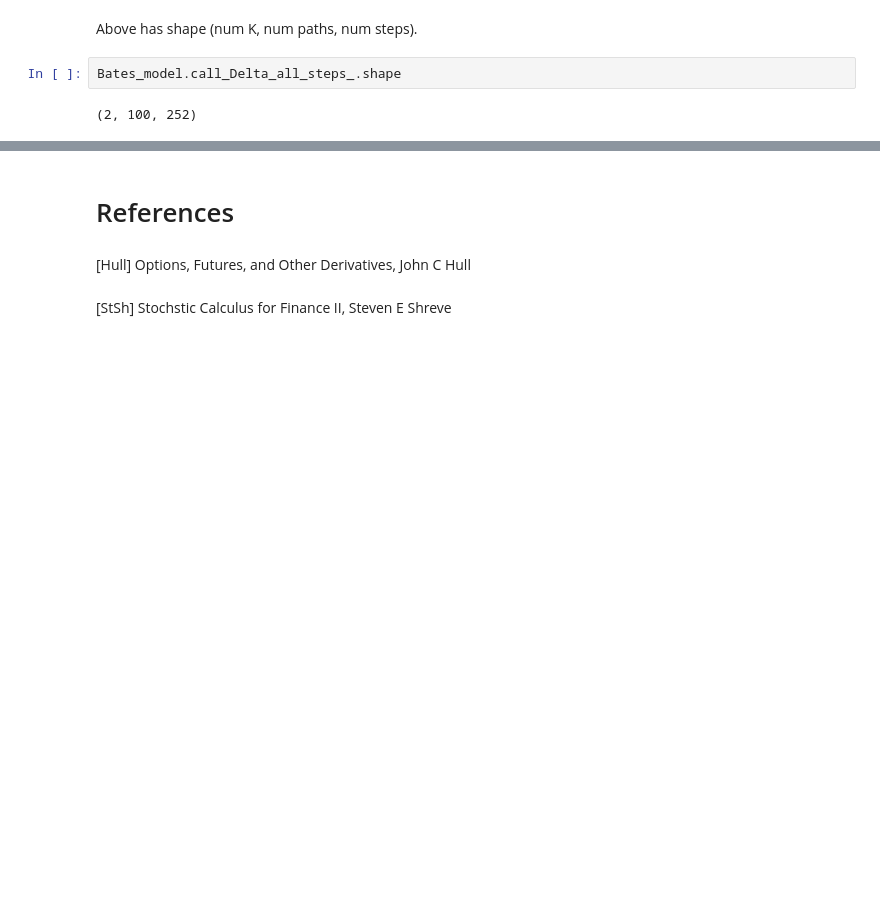
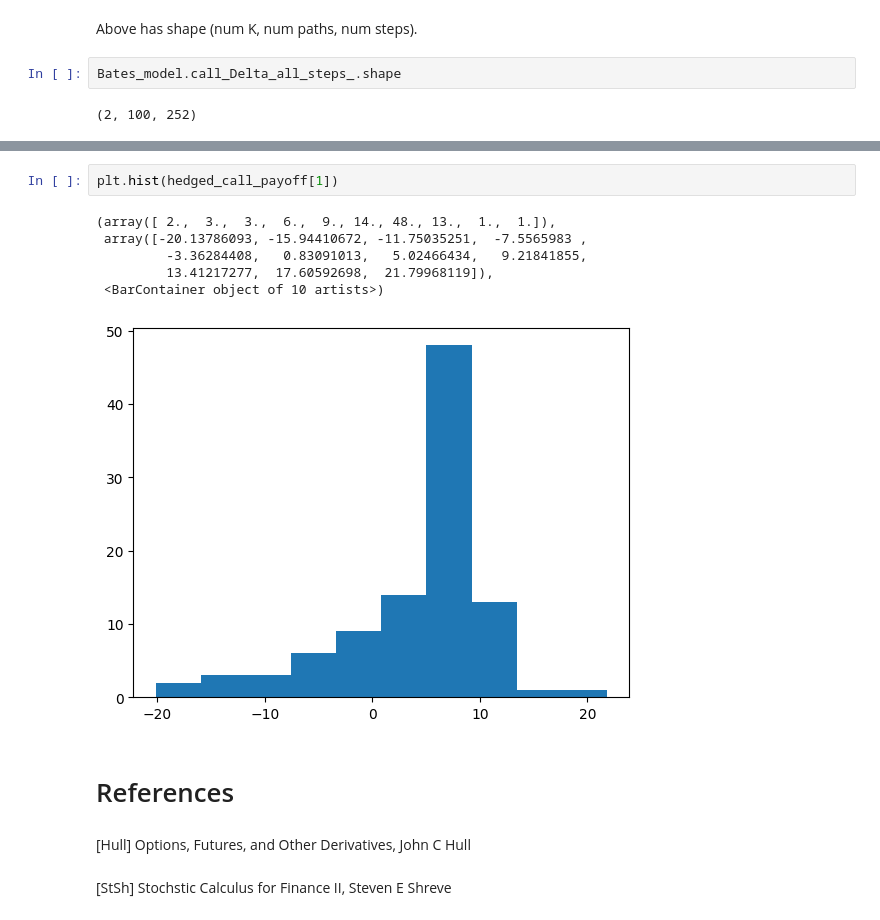
Before and after one commit to YCoeusZ/Erdos_2025_fall_Quant_Finance, a Jupyter notebook: notebooks/Bates_model.ipynb, the cells around one changed output, grey strips where cells are left out. Cells and saved outputs as stored; diff of their text form; blank space fills up the shorter version.

```diff
--- a/notebooks/Bates_model.ipynb
+++ b/notebooks/Bates_model.ipynb
@@ -677,3 +724,12 @@ Bates_model.call_Delta_all_steps_.shape
+# %%
+plt.hist(hedged_call_payoff[1])
+# %% [output]
+(array([ 2.,  3.,  3.,  6.,  9., 14., 48., 13.,  1.,  1.]),
+ array([-20.13786093, -15.94410672, -11.75035251,  -7.5565983 ,
+         -3.36284408,   0.83091013,   5.02466434,   9.21841855,
+         13.41217277,  17.60592698,  21.79968119]),
+ <BarContainer object of 10 artists>)
+[figure, added]
 # %% [markdown]
 # References
 # %% [markdown]
```
Also changed, not shown: parts of 8 cells of this notebook, 1 other file.
